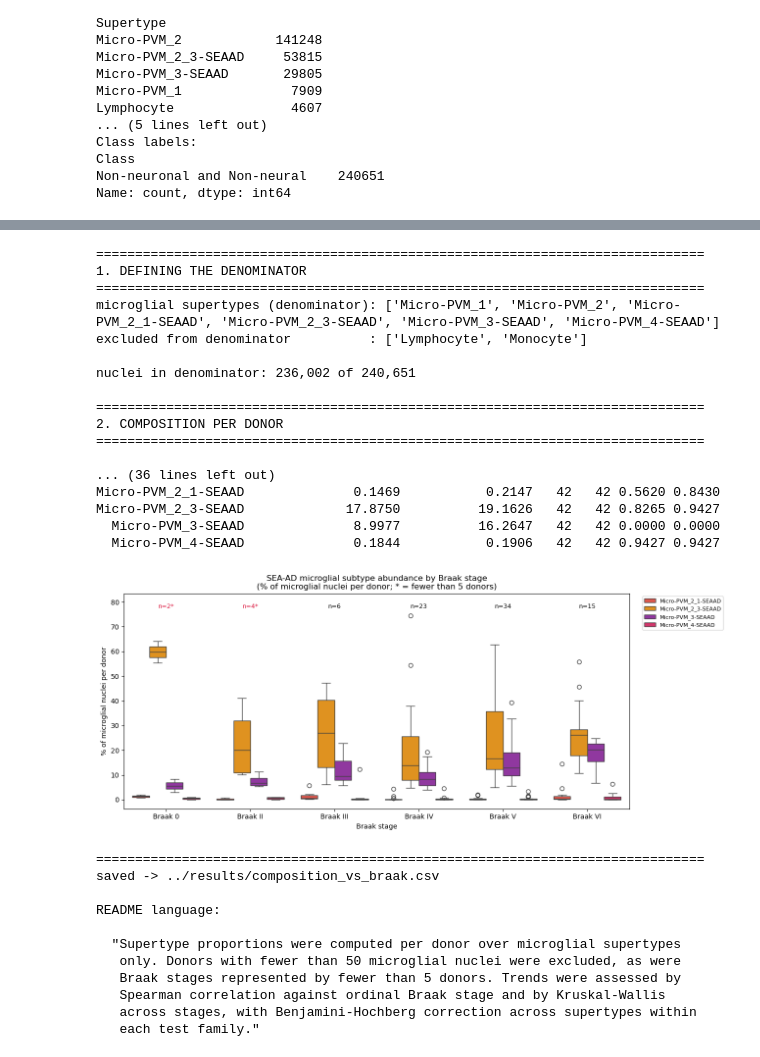
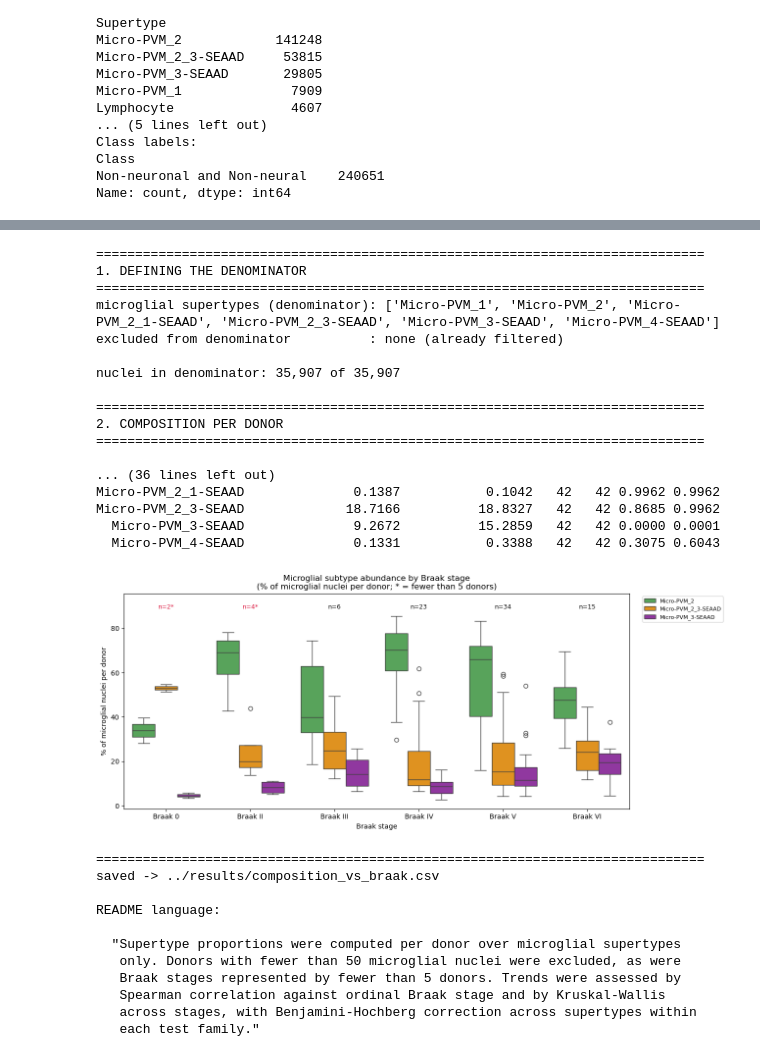
Before and after one commit to wnguyen36/SEAAD-microglia-analysis, a Jupyter notebook: notebooks/SeaAD_Analysis.ipynb, the cells around one changed output, grey strips where cells are left out. Drawn from its saved outputs; the diff is of its cells as text; code cells hidden in the pictures.

```diff
--- a/notebooks/SeaAD_Analysis.ipynb
+++ b/notebooks/SeaAD_Analysis.ipynb
@@ -191,0 +363,11 @@ WARNING: saving figure to file ..\results\umap_severely_affected_donor.png
+# %%
+# Cell 6C - Decision: Restrict to MTG
+before_n, before_d = adata.n_obs, adata.obs['Donor ID'].nunique()
+adata = adata[adata.obs['Brain Region'] == 'MTG'].copy()
+
+print(f"nuclei : {before_n:,} -> {adata.n_obs:,}")
+print(f"donors : {before_d} -> {adata.obs['Donor ID'].nunique()}")
+
+cpd = adata.obs['Donor ID'].value_counts()
+print(f"nuclei per donor: min={cpd.min()} median={cpd.median():.0f} max={cpd.max()}")
+assert adata.obs['Donor ID'].nunique() == before_d, "donors lost unexpectedly"
@@ -916,5 +1114,4 @@ saved -> ../results/supertype_paired_{DAM,HOM}.csv
 # %%
-# =============================================================================
 # Cell 9 (rewritten) - Subtype composition vs Braak stage
 #
 # ERRORS FIXED FROM THE PREVIOUS VERSION
@@ -1074,15 +1271,16 @@ if len(cs):
 # -----------------------------------------------------------------------------
 # 4. FIGURE - n annotated on every box
 # -----------------------------------------------------------------------------
-seaad = [s for s in MICRO if "SEAAD" in s]
+
+plot_types = ["Micro-PVM_2", "Micro-PVM_2_3-SEAAD", "Micro-PVM_3-SEAAD"]
 melt = (pct.reset_index()
         .melt(id_vars=["Donor ID", "Braak", "Cognitive Status", "Braak_num"],
-              value_vars=seaad, var_name="Supertype", value_name="Proportion")
+              value_vars=plot_types, var_name="Supertype", value_name="Proportion")
         .dropna(subset=["Braak_num"]))
 
 order = [b for b in BRAAK_ORDER if b in melt["Braak"].astype(str).unique()]
-palette = {"Micro-PVM_2_1-SEAAD": "#F44336", "Micro-PVM_2_3-SEAAD": "#FF9800",
-           "Micro-PVM_3-SEAAD": "#9C27B0", "Micro-PVM_4-SEAAD": "#E91E63"}
+palette = {"Micro-PVM_2": "#4CAF50", "Micro-PVM_2_3-SEAAD": "#FF9800",
+           "Micro-PVM_3-SEAAD": "#9C27B0"}
 
 fig, ax = plt.subplots(figsize=(13, 5.5))
 sns.boxplot(data=melt, x="Braak", y="Proportion", hue="Supertype",
@@ -1095,7 +1293,7 @@ for i, stage in enumerate(order):
     ax.text(i, ymax * 1.04, f"n={n}{warn}", ha="center", fontsize=9,
             color="crimson" if n < MIN_DONORS else "black")
 
-ax.set_title("SEA-AD microglial subtype abundance by Braak stage\n"
+ax.set_title("Microglial subtype abundance by Braak stage\n"
              f"(% of microglial nuclei per donor; * = fewer than {MIN_DONORS} donors)")
 ax.set_ylabel("% of microglial nuclei per donor")
 ax.set_xlabel("Braak stage")
@@ -1104,40 +1302,40 @@ plt.legend(bbox_to_anchor=(1.02, 1), loc="upper left", fontsize=8)
 plt.tight_layout()
 plt.savefig("../figures/composition_braak.png", dpi=300,
             bbox_inches="tight", facecolor="white")
 plt.show()
 plt.close()
 
 res.to_csv("../results/composition_vs_braak.csv", index=False)
 print(f"\n{SEP}\nsaved -> ../results/composition_vs_braak.csv")
 print("""
 README language:
 
   "Supertype proportions were computed per donor over microglial supertypes
    only. Donors with fewer than {mc} microglial nuclei were excluded, as were
    Braak stages represented by fewer than {md} donors. Trends were assessed by
    Spearman correlation against ordinal Braak stage and by Kruskal-Wallis
    across stages, with Benjamini-Hochberg correction across supertypes within
    each test family."
 """.format(mc=MIN_CELLS_PER_DONOR, md=MIN_DONORS))
 # %% [output]
 ==============================================================================
 1. DEFINING THE DENOMINATOR
 ==============================================================================
 microglial supertypes (denominator): ['Micro-PVM_1', 'Micro-PVM_2', 'Micro-PVM_2_1-SEAAD', 'Micro-PVM_2_3-SEAAD', 'Micro-PVM_3-SEAAD', 'Micro-PVM_4-SEAAD']
-excluded from denominator          : ['Lymphocyte', 'Monocyte']
+excluded from denominator          : none (already filtered)
 
-nuclei in denominator: 236,002 of 240,651
+nuclei in denominator: 35,907 of 35,907
 
 ==============================================================================
 2. COMPOSITION PER DONOR
 ==============================================================================
 
 ... (36 lines left out)
-Micro-PVM_2_1-SEAAD              0.1469           0.2147   42   42 0.5620 0.8430
-Micro-PVM_2_3-SEAAD             17.8750          19.1626   42   42 0.8265 0.9427
-  Micro-PVM_3-SEAAD              8.9977          16.2647   42   42 0.0000 0.0000
-  Micro-PVM_4-SEAAD              0.1844           0.1906   42   42 0.9427 0.9427
+Micro-PVM_2_1-SEAAD              0.1387           0.1042   42   42 0.9962 0.9962
+Micro-PVM_2_3-SEAAD             18.7166          18.8327   42   42 0.8685 0.9962
+  Micro-PVM_3-SEAAD              9.2672          15.2859   42   42 0.0000 0.0001
+  Micro-PVM_4-SEAAD              0.1331           0.3388   42   42 0.3075 0.6043
-[figure, old version]
+[figure, new version]
 ==============================================================================
 saved -> ../results/composition_vs_braak.csv
 
```
Also changed, not shown: parts of 17 cells of this notebook, 12 other files.
